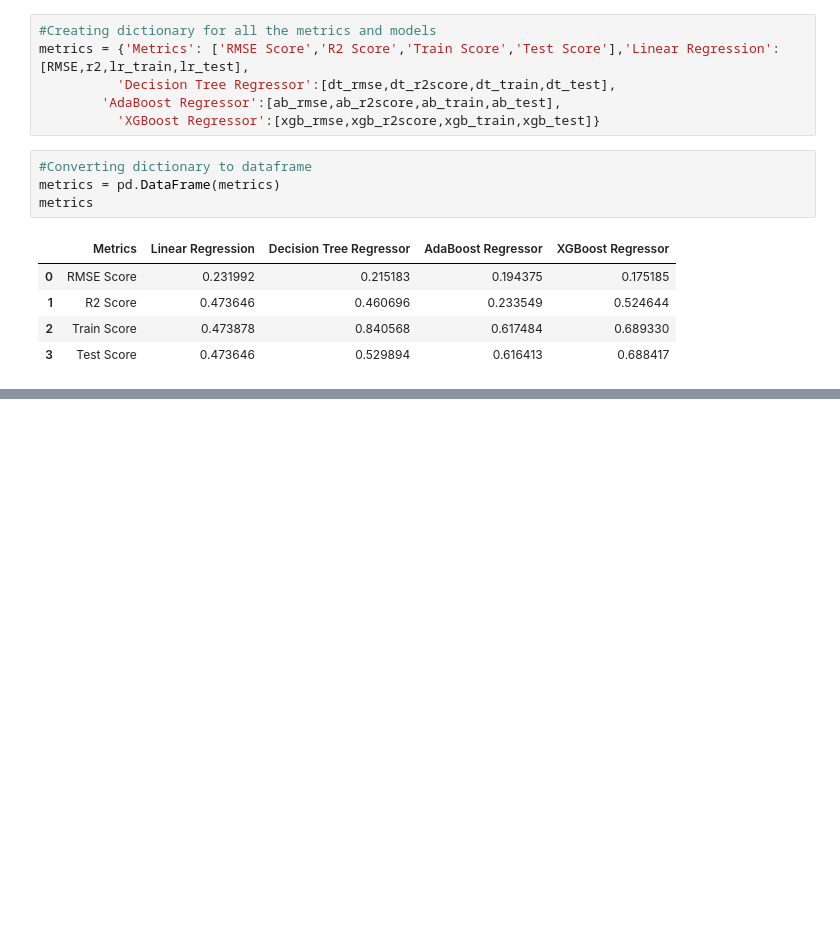
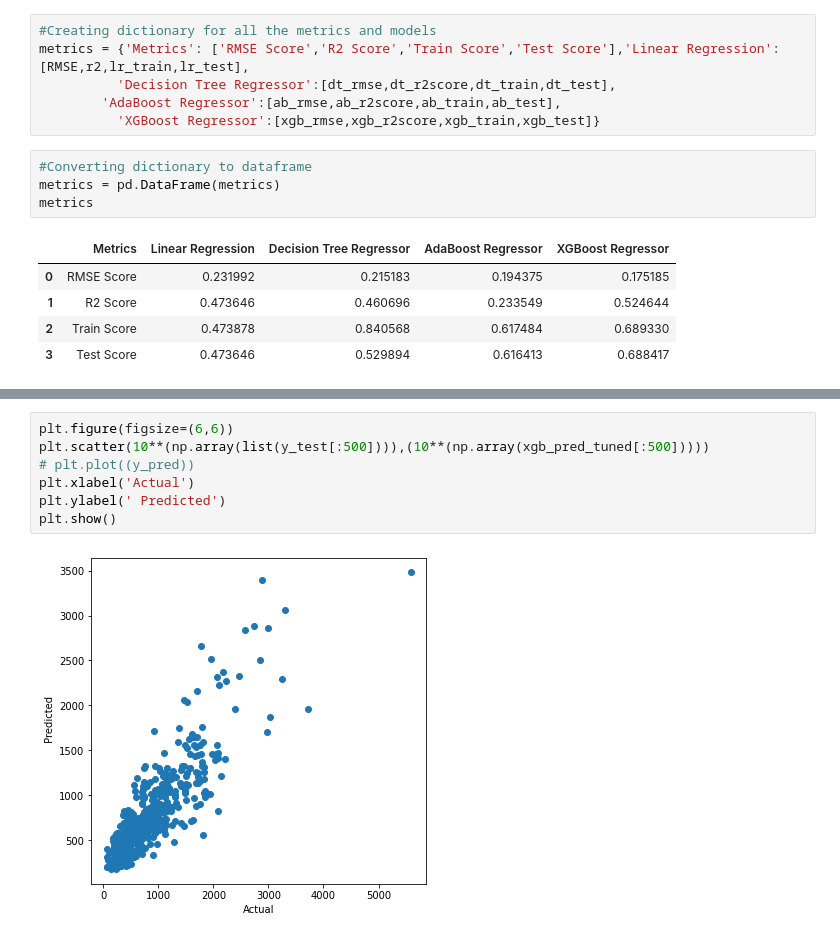
Before and after one commit to Manoj-Korukonda/NYC-taxi-trip-time-prediction, a Jupyter notebook: Manoj_nyc_taxi_trip_time_prediction_.ipynb, the cells around one changed output, grey strips where cells are left out. Drawn from its saved outputs; the diff is of its cells as text; blank space fills up the shorter version.

```diff
--- a/Manoj_nyc_taxi_trip_time_prediction_.ipynb
+++ b/Manoj_nyc_taxi_trip_time_prediction_.ipynb
@@ -1056,0 +1125,9 @@ metrics
+# %%
+plt.figure(figsize=(6,6))
+plt.scatter(10**(np.array(list(y_test[:500]))),(10**(np.array(xgb_pred_tuned[:500]))))
+# plt.plot((y_pred))
+plt.xlabel('Actual')
+plt.ylabel(' Predicted')
+plt.show()
+# %% [output]
+[figure, added]
```
Also changed, not shown: parts of 12 cells of this notebook.
